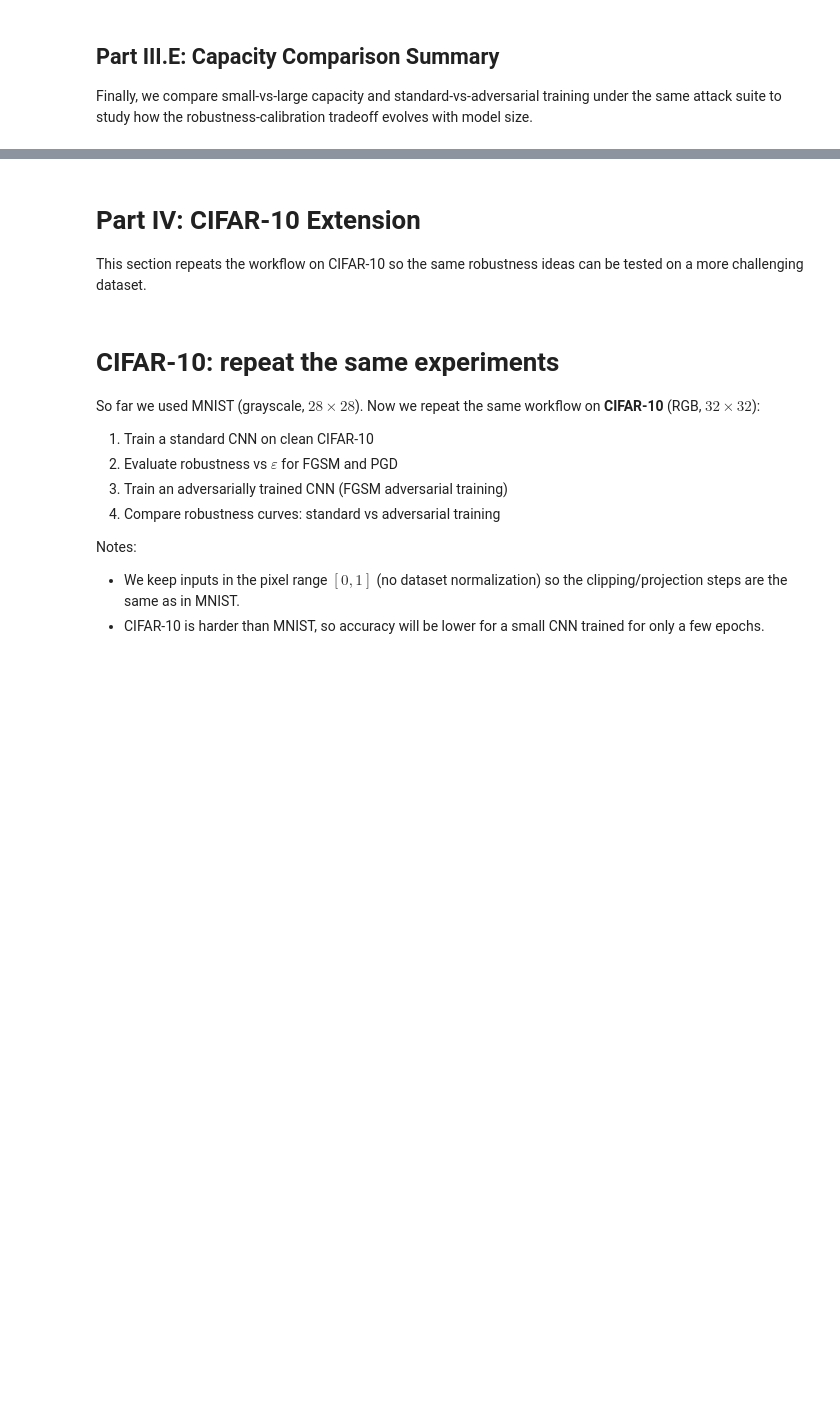
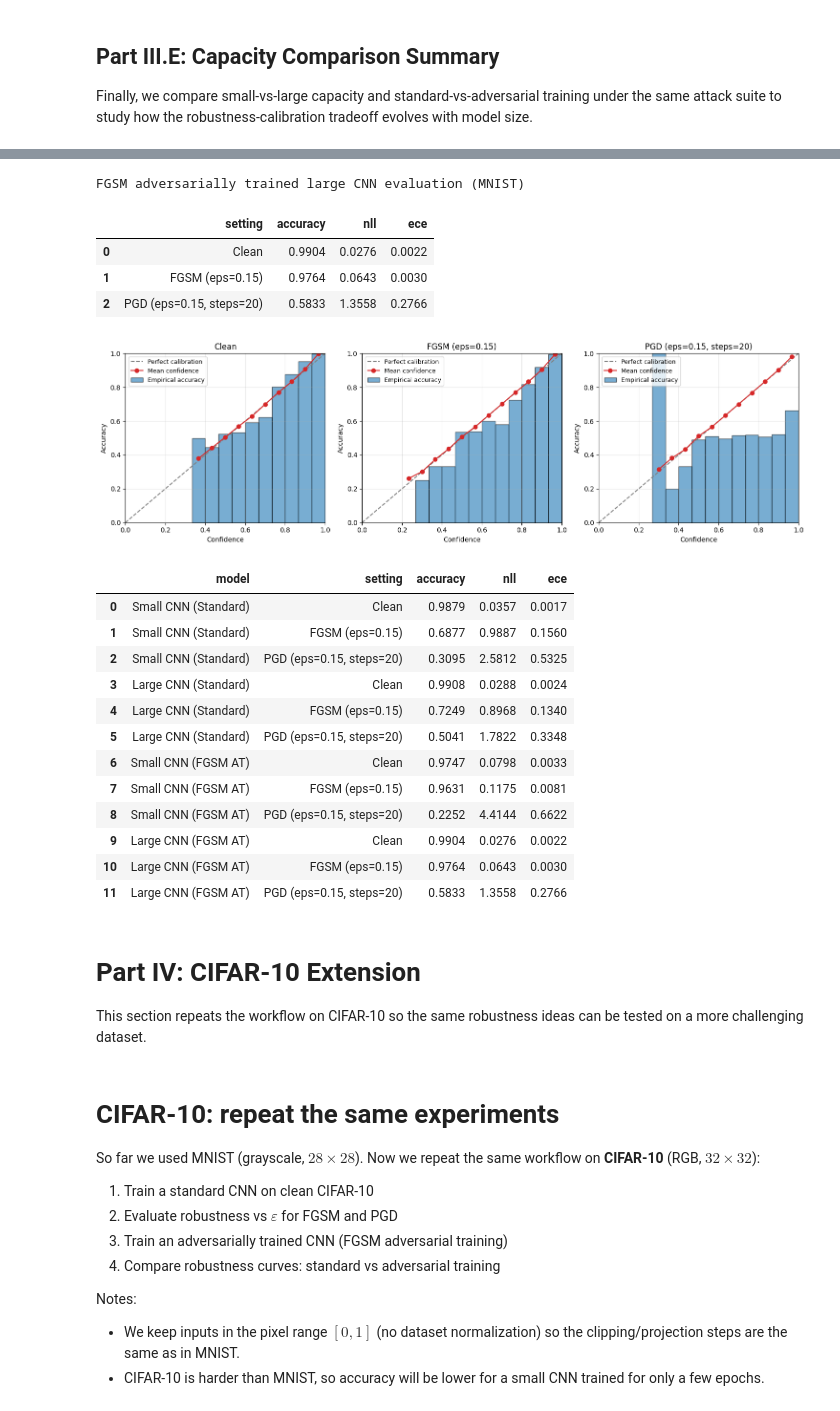
Before and after one commit to ading125/neural-networks, a Jupyter notebook: adv_attacks_clean_gpu_v2 (1).ipynb, the cells around one changed output, grey strips where cells are left out. Drawn from its saved outputs; the diff is of its cells as text; code cells hidden in the pictures; blank space fills up the shorter version.

```diff
--- a/adv_attacks_clean_gpu_v2 (1).ipynb
+++ b/adv_attacks_clean_gpu_v2 (1).ipynb
@@ -1396,3 +1563,68 @@ display(calibration_capacity_table[["model", "setting", "accuracy", "nll", "ece"
+# %%
+large_adv_summary_df, large_adv_metric_cache = summarize_standard_model(
+    large_adv_model,
+    test_loader,
+    fgsm_eps=standard_eval_eps,
+    pgd_eps=standard_eval_eps,
+    pgd_alpha=standard_eval_pgd_alpha,
+    pgd_steps=standard_eval_pgd_steps,
+    n_bins=15,
+)
+
+print("FGSM adversarially trained large CNN evaluation (MNIST)")
+display(large_adv_summary_df.style.format({
+    "accuracy": "{:.4f}",
+    "nll": "{:.4f}",
+    "ece": "{:.4f}",
+}))
+
+fig, axes = plt.subplots(1, 3, figsize=(15, 4.5))
+for ax, item in zip(axes, large_adv_metric_cache):
+    reliability_diagram_from_logits(
+        item["logits"],
+        item["labels"],
+        n_bins=15,
+        ax=ax,
+        title=item["setting"],
+    )
+plt.tight_layout()
+plt.show()
+
+large_adv_calibration_summary = large_adv_summary_df.copy()
+large_adv_calibration_summary["model"] = "Large CNN (FGSM AT)"
+
+all_mnist_calibration_summary = pd.concat([
+    small_calibration_summary,
+    large_calibration_summary,
+    adv_summary_df.assign(model="Small CNN (FGSM AT)"),
+    large_adv_calibration_summary,
+], ignore_index=True)
+
+display(all_mnist_calibration_summary[["model", "setting", "accuracy", "nll", "ece"]].style.format({
+    "accuracy": "{:.4f}",
+    "nll": "{:.4f}",
+    "ece": "{:.4f}",
+}))
+# %% [output]
+FGSM adversarially trained large CNN evaluation (MNIST)
+|  | setting | accuracy | nll | ece |
+| 0 | Clean | 0.9904 | 0.0276 | 0.0022 |
+| 1 | FGSM (eps=0.15) | 0.9764 | 0.0643 | 0.0030 |
+| 2 | PGD (eps=0.15, steps=20) | 0.5833 | 1.3558 | 0.2766 |
+[figure, added]
+|  | model | setting | accuracy | nll | ece |
+| 0 | Small CNN (Standard) | Clean | 0.9879 | 0.0357 | 0.0017 |
+| 1 | Small CNN (Standard) | FGSM (eps=0.15) | 0.6877 | 0.9887 | 0.1560 |
+| 2 | Small CNN (Standard) | PGD (eps=0.15, steps=20) | 0.3095 | 2.5812 | 0.5325 |
+| 3 | Large CNN (Standard) | Clean | 0.9908 | 0.0288 | 0.0024 |
+| 4 | Large CNN (Standard) | FGSM (eps=0.15) | 0.7249 | 0.8968 | 0.1340 |
+| 5 | Large CNN (Standard) | PGD (eps=0.15, steps=20) | 0.5041 | 1.7822 | 0.3348 |
+| 6 | Small CNN (FGSM AT) | Clean | 0.9747 | 0.0798 | 0.0033 |
+| 7 | Small CNN (FGSM AT) | FGSM (eps=0.15) | 0.9631 | 0.1175 | 0.0081 |
+| 8 | Small CNN (FGSM AT) | PGD (eps=0.15, steps=20) | 0.2252 | 4.4144 | 0.6622 |
+| 9 | Large CNN (FGSM AT) | Clean | 0.9904 | 0.0276 | 0.0022 |
+| 10 | Large CNN (FGSM AT) | FGSM (eps=0.15) | 0.9764 | 0.0643 | 0.0030 |
+| 11 | Large CNN (FGSM AT) | PGD (eps=0.15, steps=20) | 0.5833 | 1.3558 | 0.2766 |
 # %% [markdown]
 # Part IV: CIFAR-10 Extension
 
```
Also changed, not shown: parts of 23 cells of this notebook, 1 other file.
